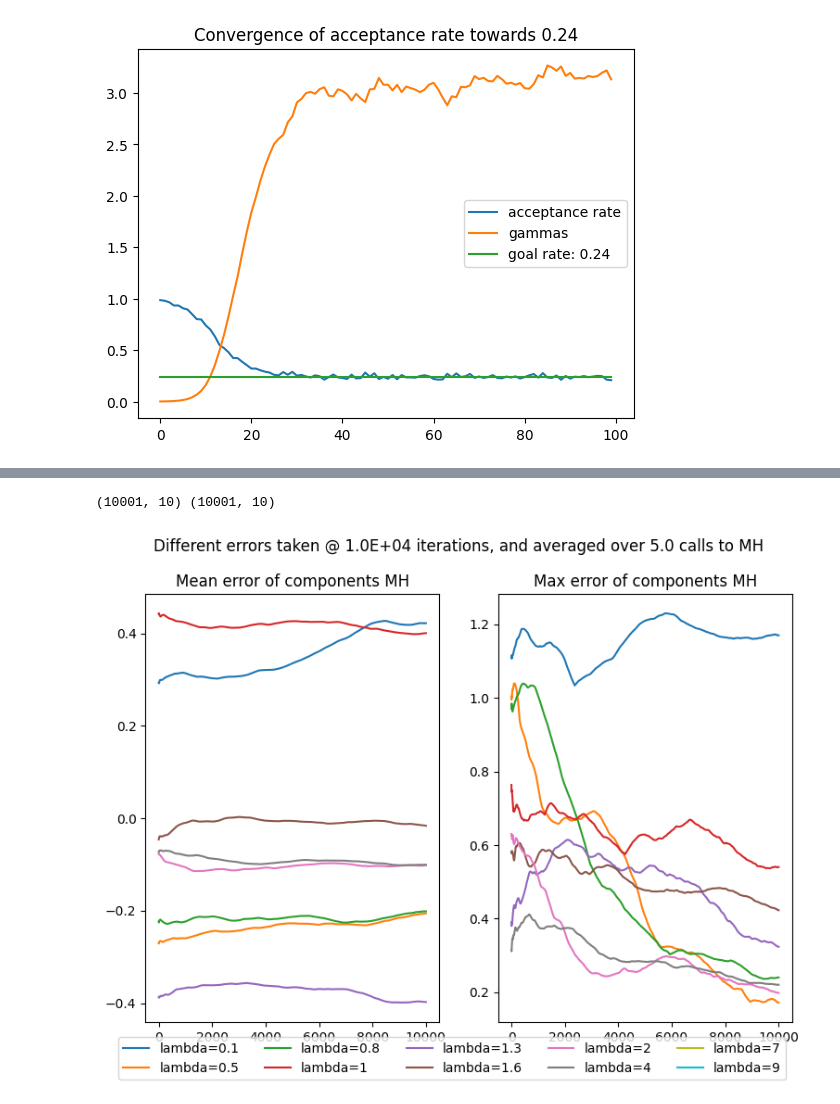
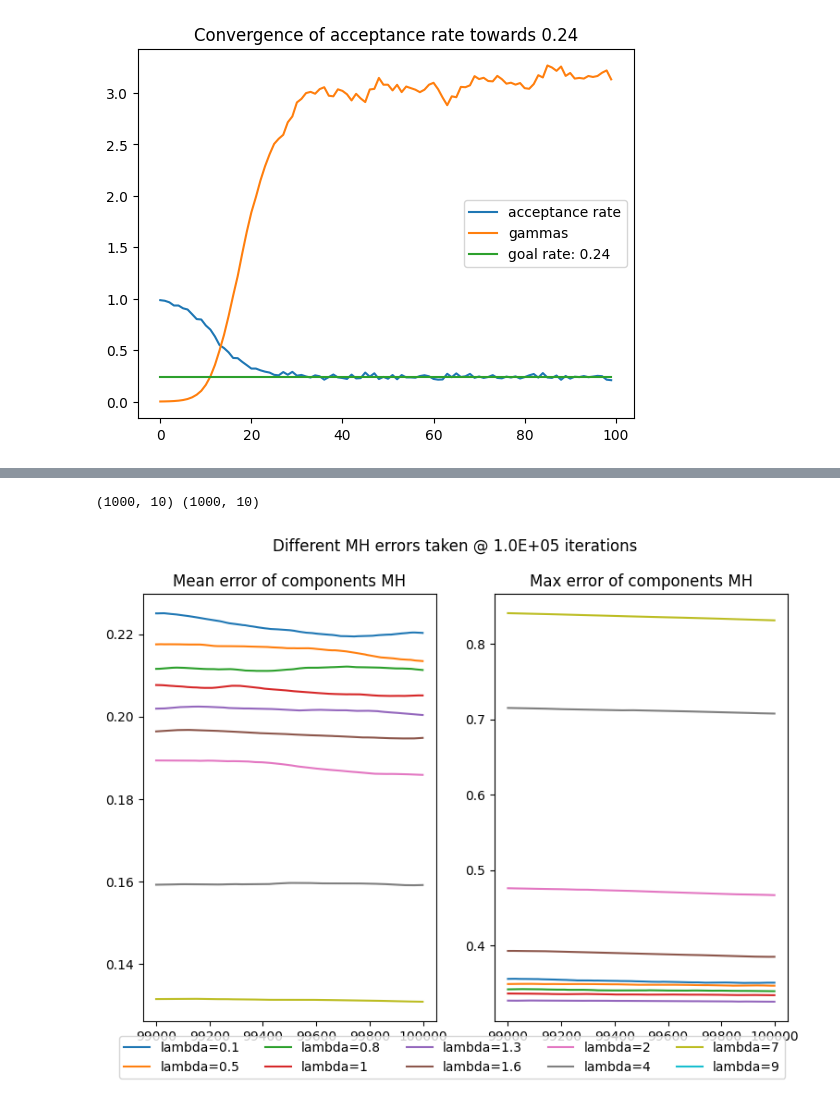
Before and after one commit to vetlerl/mcmc-epidemic, a Jupyter notebook: our_graphics.ipynb, the cells around one changed output, grey strips where cells are left out. Cells and saved outputs as stored; diff of their text form; code cells hidden in the pictures.

Commit message:
generated plot convergency plot for different Lambda values. created metropolishastingsfast that only saves the last 1000 iterations of MH algo

```diff
--- a/our_graphics.ipynb
+++ b/our_graphics.ipynb
@@ -92,0 +120,7 @@ plt.show()
+# %%
+fig = plt.figure()
+for k in reversed(range(n)):
+    plt.plot(x,approx[:,0,k],label=f"{Lambdas[k]}")
+plt.legend()
+plt.suptitle("Last 1000 simulated values of theta0 using MH")
+plt.show()
@@ -93,38 +129,21 @@ plt.show()
 # %%
-Lambdas = [0.1,0.5,0.8,1,1.3,1.6,2,4,7,9]
-n = len(Lambdas)
-niter = 1e7 #1e7 #from paper
-T = 1
-x = np.arange(1,niter+2)
-x = x[:,np.newaxis]
-
-approx = np.zeros((int(niter)+1,T,n))
-theoretical = np.zeros((T,n))
-
-for k in range(n):
-    L = Lambdas[k]
-    Y = Computation_Y(T, L) #same Y allows us to evaluate the algorithm
-    mu,mu_tilde = ComputeMeans(T, L, Y)
-    theoretical[:,k] = mu_tilde
-    sim_theta, sim_theta_tilde, *_ = MetropolisHastings(T, L, Y, niter=niter, save=False) #simulate theta efficiently
-    res = np.cumsum(sim_theta_tilde,axis=0)
-    res /= x #convergence vector
-    approx[:,:,k] += res
-    print(f"finished {k} iteration")
+errors = np.zeros(np.shape(approx))
+for k in reversed(range(n)):
+    _,mu_tilde = ComputeMeans(T,Lambdas[k],Y) # size T
+    errors[:,:,k] = approx[:,:,k] - np.ones((1000,1))@mu_tilde[np.newaxis,:]
 # %%
-mean_error = approx - theoretical[np.newaxis,:,:]
-max_error = np.max(mean_error,axis=1)
-mean_error = np.mean(mean_error,axis=1)
+max_error = np.max(errors,axis=1)
+mean_error = np.mean(errors,axis=1)
 print(np.shape(mean_error),np.shape(max_error))
 fig,(ax1,ax2) = plt.subplots(1,2,figsize=(9,6))
-fig.suptitle(f"Different errors taken @ {niter:.1E} iterations, and averaged over {nb_mean:.1f} calls to MH")
+fig.suptitle(f"Different MH errors taken @ {niter:.1E} iterations")
 ax1.set_title("Mean error of components MH")
 ax2.set_title("Max error of components MH")
 for k in range(n):
-    ax1.plot(mean_error[:,k])
-    ax2.plot(max_error[:,k], label=f"lambda={Lambdas[k]}")
+    ax1.plot(x,mean_error[:,k])
+    ax2.plot(x,max_error[:,k], label=f"lambda={Lambdas[k]}")
 fig.legend(ncols=n//2,loc="lower center")
 plt.show()
 # %% [output]
-(10001, 10) (10001, 10)
+(1000, 10) (1000, 10)
-[figure, old version]
+[figure, new version]
```
Also changed, not shown: parts of 4 cells of this notebook, 1 other file.
